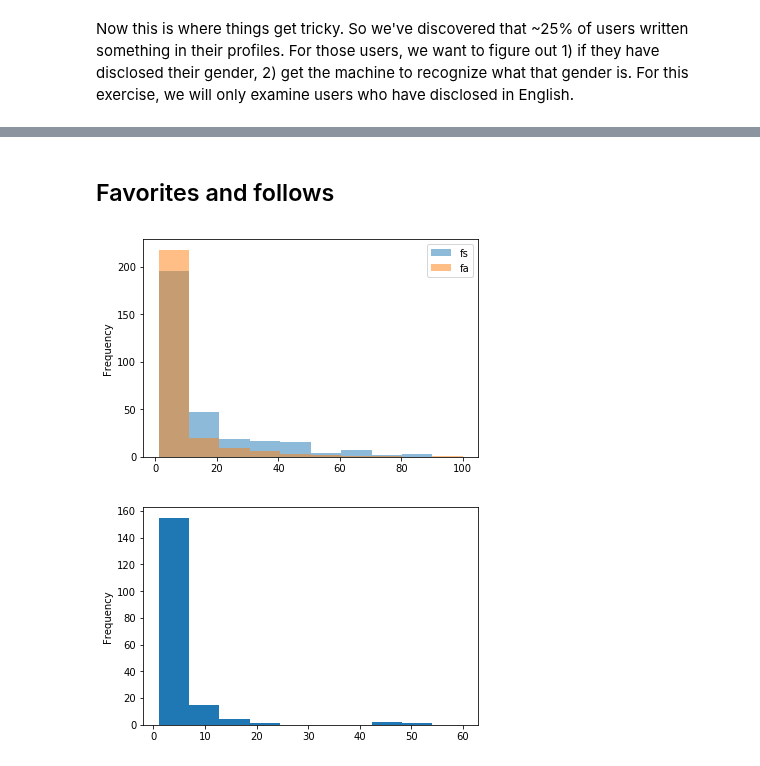
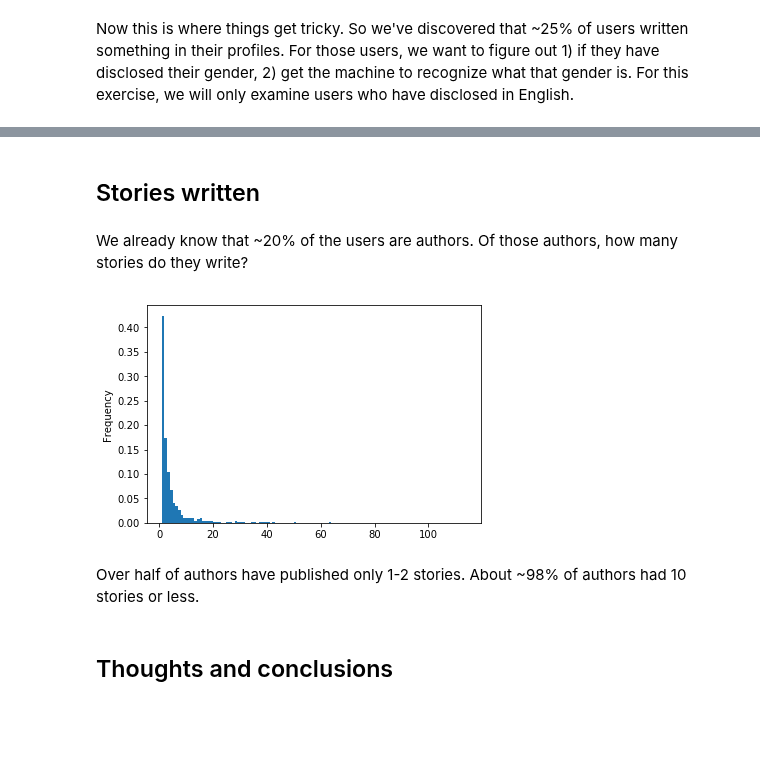
Before and after one commit to lily-tian/fanfictionstatistics, a Jupyter notebook: notebooks/profile_analysis.ipynb, the cells around one changed output, grey strips where cells are left out. Cells and saved outputs as stored; diff of their text form; code cells hidden in the pictures; blank space fills up the shorter version.

```diff
--- a/notebooks/profile_analysis.ipynb
+++ b/notebooks/profile_analysis.ipynb
@@ -180,18 +211,15 @@ The next approach that we want to try is a classification attempt. That is, iden
+# %% [markdown]
+## Stories written
+# %% [markdown]
+We already know that ~20% of the users are authors. Of those authors, how many stories do they write?
+# %%
+# examines distribution of stories written
+df_active['st'].plot.hist(normed=True, bins=np.arange(1, np.max(df_active['st']), 1))
+
+plt.show()
+# %% [output]
+[figure, added]
+# %% [markdown]
+Over half of authors have published only 1-2 stories. About ~98% of authors had 10 stories or less.
 # %% [markdown]
-## Favorites and follows
+## Thoughts and conclusions
-# %%
-# examines distribution of favorited
-fav = df_profile.loc[df_profile.status != 'inactive', ['fs', 'fa']]
-fav.plot.hist(alpha = 0.5, range = [1, 100])
-
-plt.show()
-# %% [output]
-[figure, removed]
-# %%
-# examines distribution of stories written
-st = df_profile.loc[df_profile.status != 'inactive', 'st']
-st.plot.hist(range = [1, 60])
-
-plt.show()
-# %% [output]
-[figure, removed]
```
Also changed, not shown: parts of 40 cells of this notebook, 1 other file.
